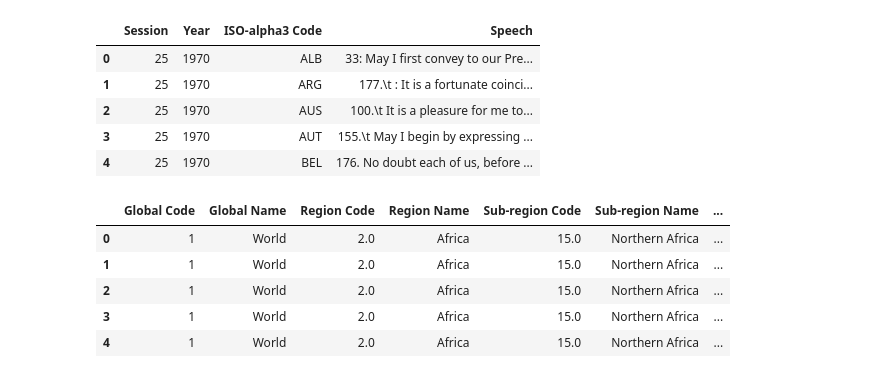
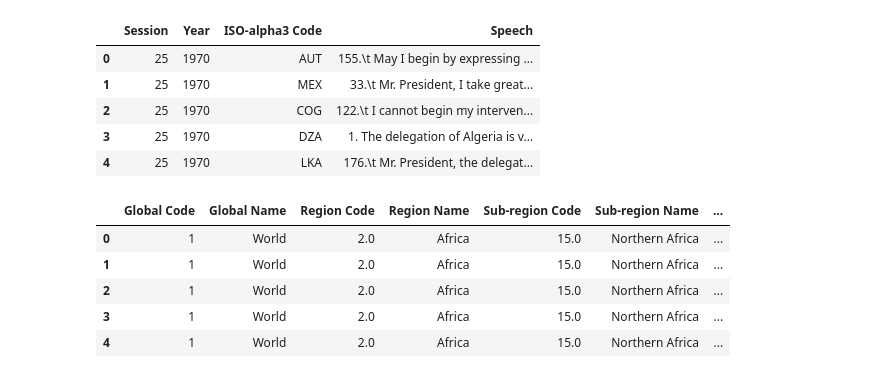
Before and after one commit to meralegre/DSAss1, a Jupyter notebook: speech_analysis.ipynb, the cells around one changed output. Drawn from its saved outputs; the diff is of its cells as text; code cells hidden in the pictures.

```diff
--- a/speech_analysis.ipynb
+++ b/speech_analysis.ipynb
@@ -10,27 +10,27 @@ from nltk.sentiment import SentimentIntensityAnalyzer
 # %%
 sessions = np.arange(25, 79)
 data=[]
 for session in sessions:
     # directory = "./TXT/Session "+str(session)+" - "+str(1945+session)
-    directory = f"C:/Users/Jan/Downloads/TXT/Session {session} - {1945+session}"
+    directory = f"./TXT/Session {session} - {1945+session}"
     for filename in os.listdir(directory):
         # f = open(os.path.join(directory, filename))
         with open(os.path.join(directory, filename), encoding="utf8") as f:
             if filename[0]==".": #ignore hidden files
                 continue
             splt = filename.split("_")
             data.append([session, 1945+session, splt[0], f.read()])
 
 df_speech = pd.DataFrame(data, columns=['Session','Year','ISO-alpha3 Code','Speech'])
 
 df_speech.head()
 # %% [output]
 |  | Session | Year | ISO-alpha3 Code | Speech |
-| 0 | 25 | 1970 | ALB | 33: May I first convey to our Pre... |
-| 1 | 25 | 1970 | ARG | 177.\t : It is a fortunate coinci... |
-| 2 | 25 | 1970 | AUS | 100.\t It is a pleasure for me to... |
-| 3 | 25 | 1970 | AUT | 155.\t May I begin by expressing ... |
-| 4 | 25 | 1970 | BEL | 176. No doubt each of us, before ... |
+| 0 | 25 | 1970 | AUT | 155.\t May I begin by expressing ... |
+| 1 | 25 | 1970 | MEX | 33.\t Mr. President, I take great... |
+| 2 | 25 | 1970 | COG | 122.\t I cannot begin my interven... |
+| 3 | 25 | 1970 | DZA | 1. The delegation of Algeria is v... |
+| 4 | 25 | 1970 | LKA | 176.\t Mr. President, the delegat... |
 # %%
 file_path = './data/UNSD — Methodology.csv'
 
```
Also changed, not shown: parts of 19 cells of this notebook, 1 other file.
